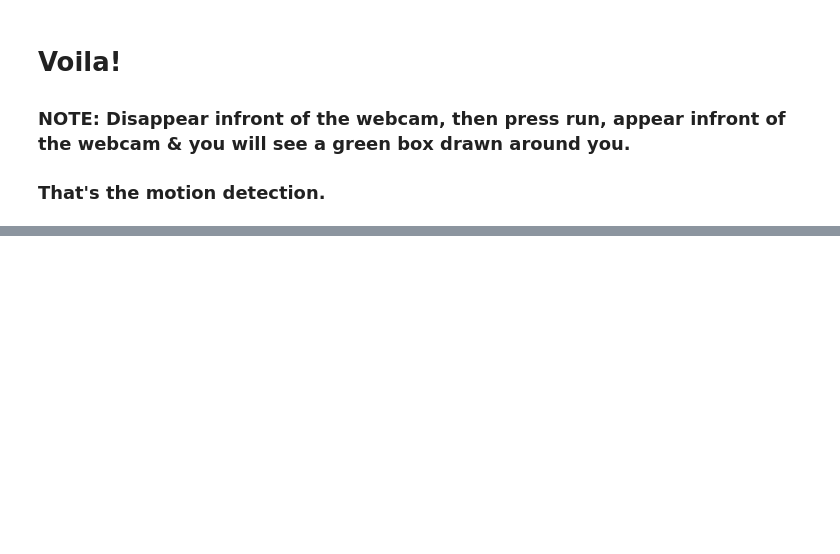
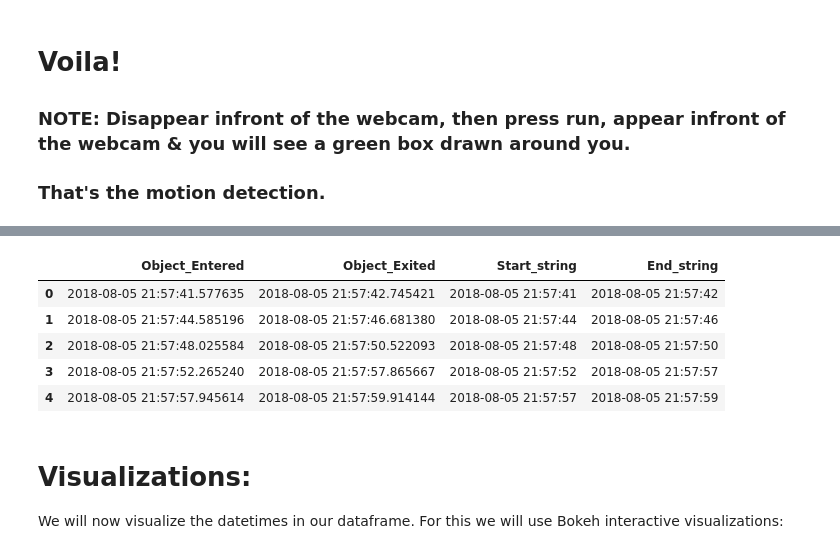
Before and after one commit to muhammadut/Python-Motion-Detection-OpenCV, a Jupyter notebook: Motion Detection Using OpenCV & Python.ipynb, the cells around one changed output, grey strips where cells are left out. Drawn from its saved outputs; the diff is of its cells as text; code cells hidden in the pictures; blank space fills up the shorter version.

```diff
--- a/Motion Detection Using OpenCV & Python.ipynb
+++ b/Motion Detection Using OpenCV & Python.ipynb
@@ -452,0 +585,15 @@ cv2.destroyAllWindows()
+# %%
+df["Start_string"]=df["Object_Entered"].dt.strftime("%Y-%m-%d %H:%M:%S")
+df["End_string"]=df["Object_Exited"].dt.strftime("%Y-%m-%d %H:%M:%S")
+df.head()
+# %% [output]
+|  | Object_Entered | Object_Exited | Start_string | End_string |
+| 0 | 2018-08-05 21:57:41.577635 | 2018-08-05 21:57:42.745421 | 2018-08-05 21:57:41 | 2018-08-05 21:57:42 |
+| 1 | 2018-08-05 21:57:44.585196 | 2018-08-05 21:57:46.681380 | 2018-08-05 21:57:44 | 2018-08-05 21:57:46 |
+| 2 | 2018-08-05 21:57:48.025584 | 2018-08-05 21:57:50.522093 | 2018-08-05 21:57:48 | 2018-08-05 21:57:50 |
+| 3 | 2018-08-05 21:57:52.265240 | 2018-08-05 21:57:57.865667 | 2018-08-05 21:57:52 | 2018-08-05 21:57:57 |
+| 4 | 2018-08-05 21:57:57.945614 | 2018-08-05 21:57:59.914144 | 2018-08-05 21:57:57 | 2018-08-05 21:57:59 |
+# %% [markdown]
+# Visualizations:
+
+We will now visualize the datetimes in our dataframe. For this we will use Bokeh interactive visualizations:
```
Also changed, not shown: parts of 4 cells of this notebook.
